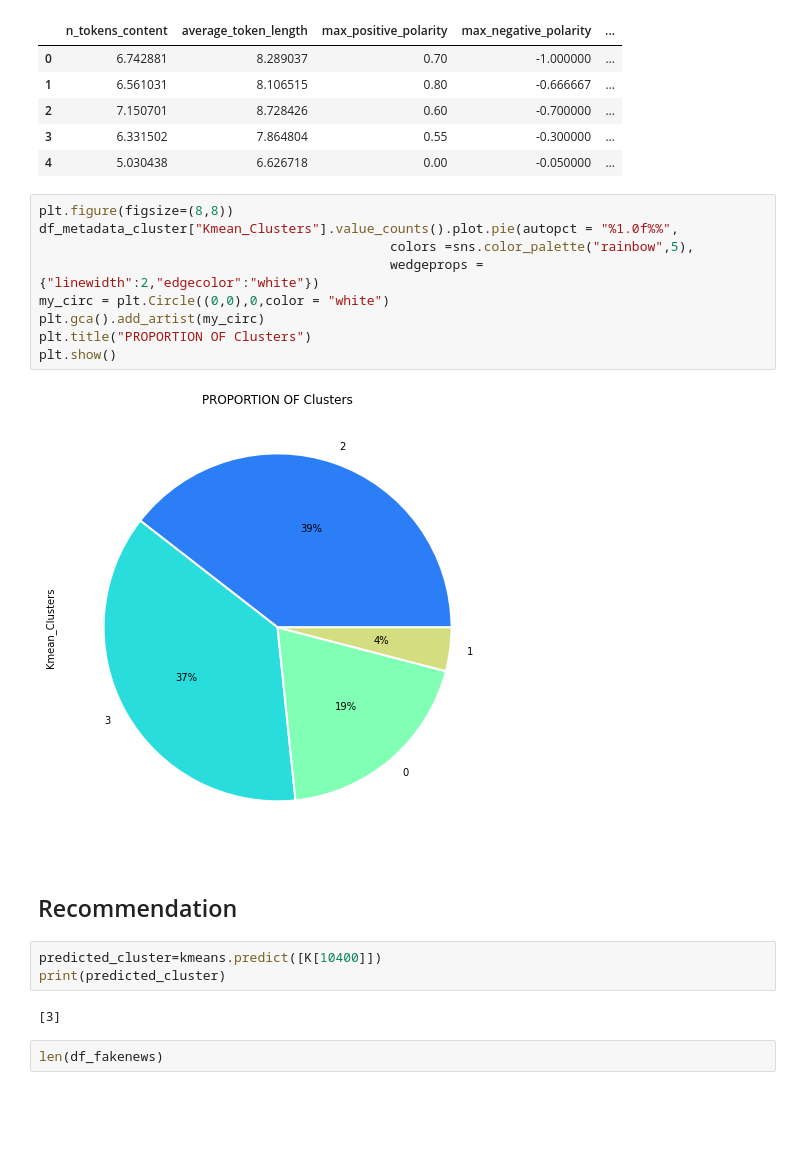
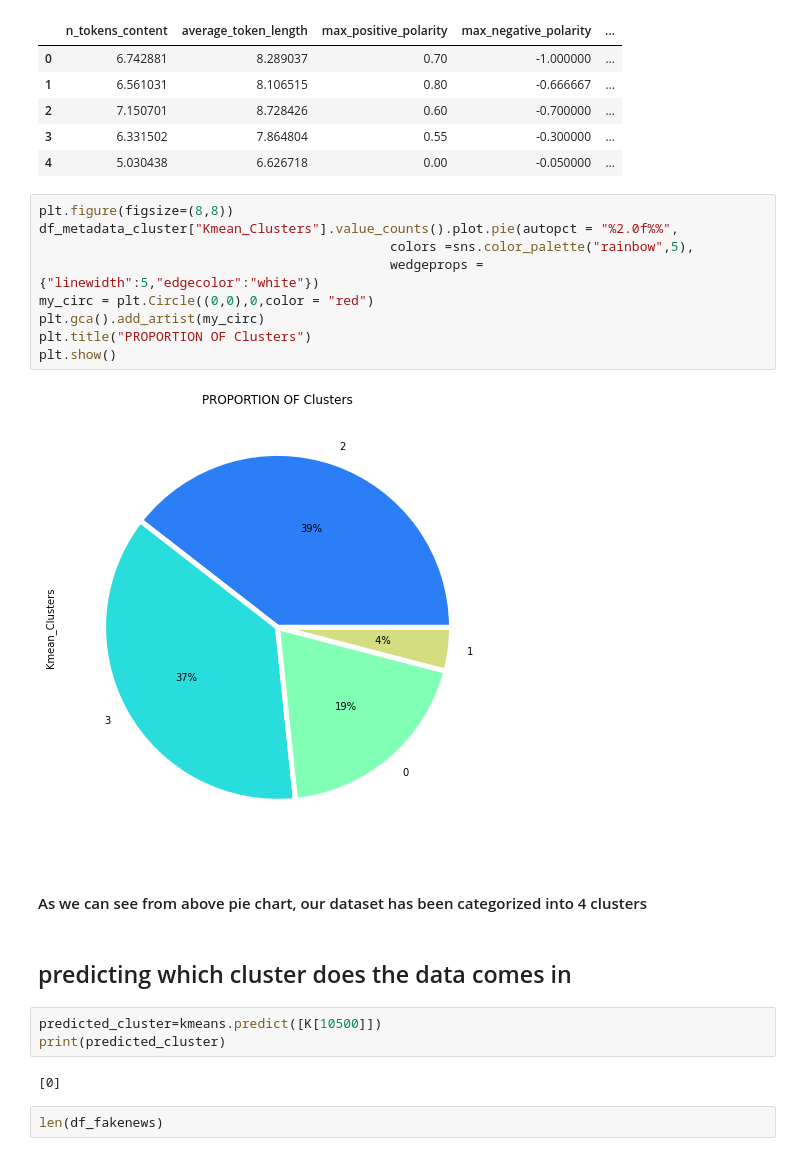
Before and after one commit to ihayet/EECS731_FakeNews_Project, a Jupyter notebook: notebooks/Kaggle_Featureextractions_clustering.ipynb, the cells around one changed output. Drawn from its saved outputs; the diff is of its cells as text; blank space fills up the shorter version.

```diff
--- a/notebooks/Kaggle_Featureextractions_clustering.ipynb
+++ b/notebooks/Kaggle_Featureextractions_clustering.ipynb
@@ -160,22 +160,24 @@ df_metadata_cluster.head()
 | 4 | 5.030438 | 6.626718 | 0.00 | -0.050000 | ... |
 # %%
 plt.figure(figsize=(8,8))
-df_metadata_cluster["Kmean_Clusters"].value_counts().plot.pie(autopct = "%1.0f%%",
+df_metadata_cluster["Kmean_Clusters"].value_counts().plot.pie(autopct = "%2.0f%%",
                                              colors =sns.color_palette("rainbow",5),
-                                             wedgeprops = {"linewidth":2,"edgecolor":"white"})
-my_circ = plt.Circle((0,0),0,color = "white")
+                                             wedgeprops = {"linewidth":5,"edgecolor":"white"})
+my_circ = plt.Circle((0,0),0,color = "red")
 plt.gca().add_artist(my_circ)
 plt.title("PROPORTION OF Clusters")
 plt.show()
 # %% [output]
-[figure, old version]
+[figure, new version]
-# %% [markdown]
-## Recommendation
+# %% [markdown]
+#### As we can see from above pie chart, our dataset has been categorized into 4 clusters
+# %% [markdown]
+## predicting which cluster does the data comes in
 # %%
-predicted_cluster=kmeans.predict([K[10400]])
+predicted_cluster=kmeans.predict([K[10500]])
 print(predicted_cluster)
 # %% [output]
-[3]
+[0]
 # %%
 len(df_fakenews)
 # %% [output]
```
Also changed, not shown: parts of 7 cells of this notebook.
